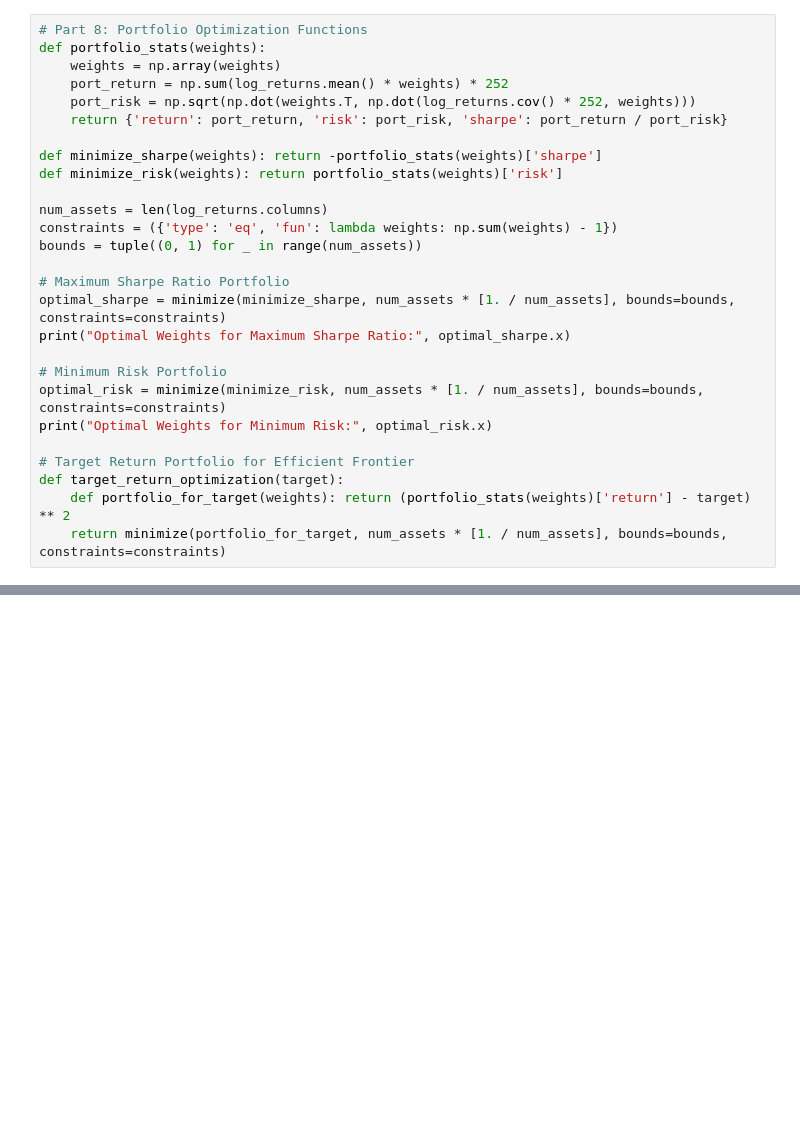
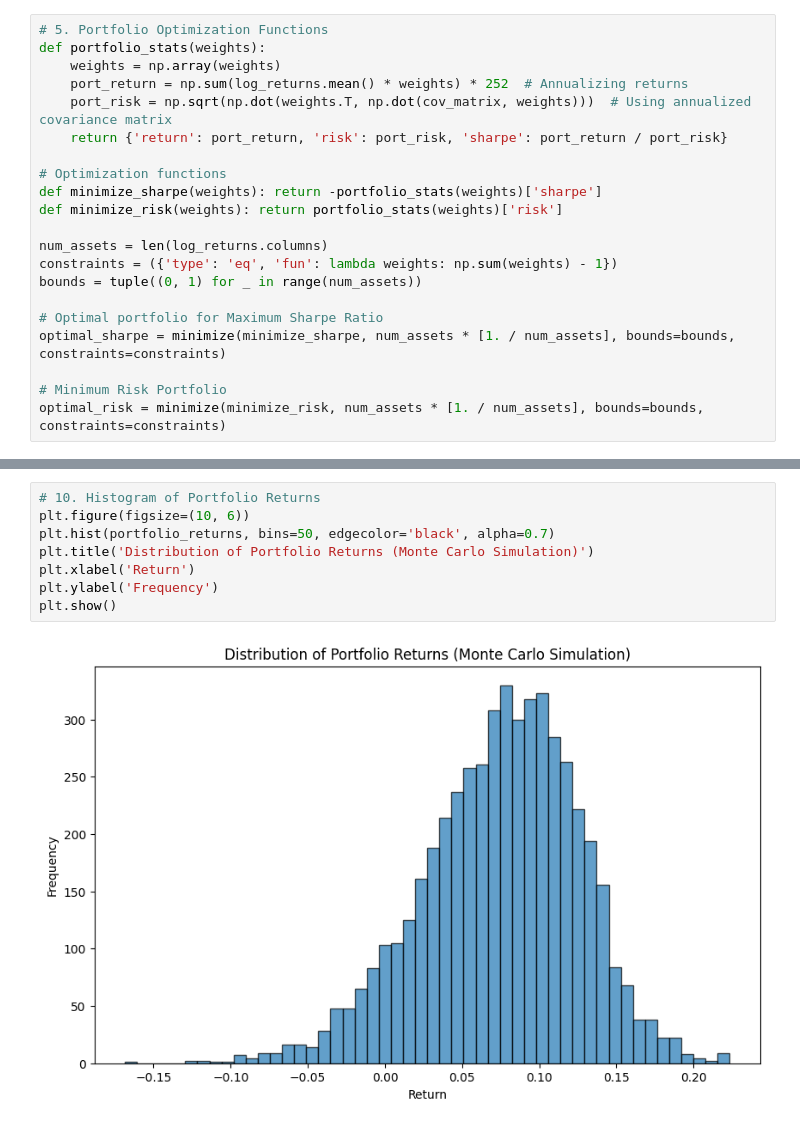
Before and after one commit to PawelWozniak1/Portfolio_optimalization, a Jupyter notebook: Modern_Portfolio_Theory.ipynb, the cells around one changed output, grey strips where cells are left out. Drawn from its saved outputs; the diff is of its cells as text; blank space fills up the shorter version.

```diff
--- a/final.ipynb
+++ b/Modern_Portfolio_Theory.ipynb
@@ -128,13 +76,14 @@ plt.show()
 # %% [output]
 [figure]
 # %%
-# Part 8: Portfolio Optimization Functions
+# 5. Portfolio Optimization Functions
 def portfolio_stats(weights):
     weights = np.array(weights)
-    port_return = np.sum(log_returns.mean() * weights) * 252
-    port_risk = np.sqrt(np.dot(weights.T, np.dot(log_returns.cov() * 252, weights)))
+    port_return = np.sum(log_returns.mean() * weights) * 252  # Annualizing returns
+    port_risk = np.sqrt(np.dot(weights.T, np.dot(cov_matrix, weights)))  # Using annualized covariance matrix
     return {'return': port_return, 'risk': port_risk, 'sharpe': port_return / port_risk}
 
+# Optimization functions
 def minimize_sharpe(weights): return -portfolio_stats(weights)['sharpe']
 def minimize_risk(weights): return portfolio_stats(weights)['risk']
 
@@ -142,15 +91,8 @@ num_assets = len(log_returns.columns)
 constraints = ({'type': 'eq', 'fun': lambda weights: np.sum(weights) - 1})
 bounds = tuple((0, 1) for _ in range(num_assets))
 
-# Maximum Sharpe Ratio Portfolio
+# Optimal portfolio for Maximum Sharpe Ratio
 optimal_sharpe = minimize(minimize_sharpe, num_assets * [1. / num_assets], bounds=bounds, constraints=constraints)
-print("Optimal Weights for Maximum Sharpe Ratio:", optimal_sharpe.x)
 
 # Minimum Risk Portfolio
 optimal_risk = minimize(minimize_risk, num_assets * [1. / num_assets], bounds=bounds, constraints=constraints)
-print("Optimal Weights for Minimum Risk:", optimal_risk.x)
-
-# Target Return Portfolio for Efficient Frontier
-def target_return_optimization(target):
-    def portfolio_for_target(weights): return (portfolio_stats(weights)['return'] - target) ** 2
-    return minimize(portfolio_for_target, num_assets * [1. / num_assets], bounds=bounds, constraints=constraints)
@@ -205,0 +161,10 @@ plt.show()
+# %%
+# 10. Histogram of Portfolio Returns
+plt.figure(figsize=(10, 6))
+plt.hist(portfolio_returns, bins=50, edgecolor='black', alpha=0.7)
+plt.title('Distribution of Portfolio Returns (Monte Carlo Simulation)')
+plt.xlabel('Return')
+plt.ylabel('Frequency')
+plt.show()
+# %% [output]
+[figure, added]
```
Also changed, not shown: parts of 14 cells of this notebook, 4 other files.
